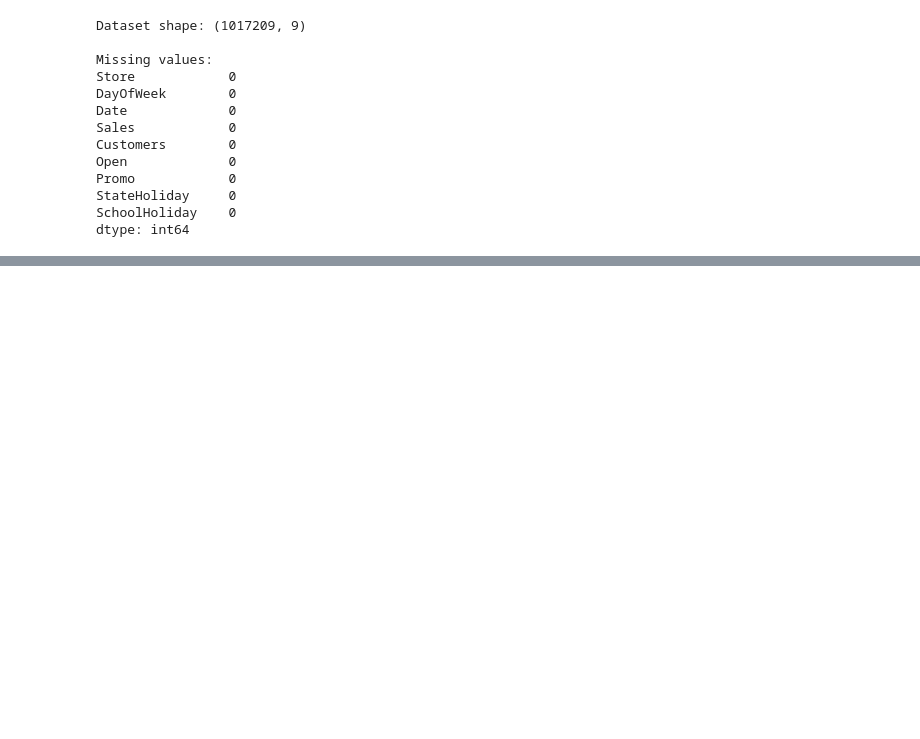
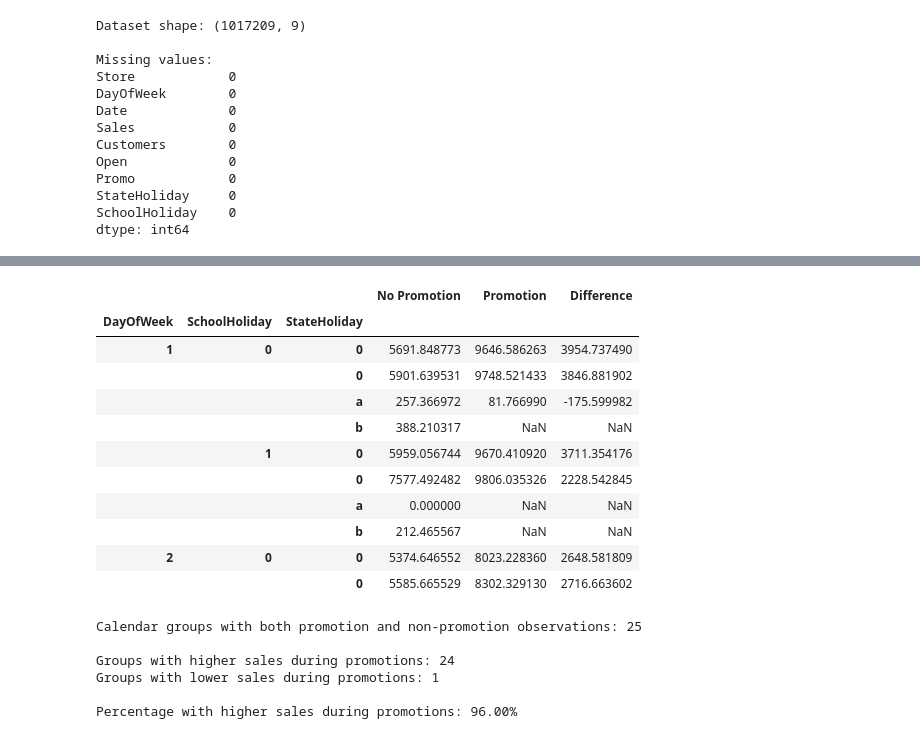
Before and after one commit to pradeepv777/retail-demand-forecast-api, a Jupyter notebook: notebooks/05_promotion_analysis.ipynb, the cells around one changed output, grey strips where cells are left out. Saved outputs shown, nothing was run; the diff lists cells and outputs as text; code cells hidden in the pictures; blank space fills up the shorter version.

```diff
--- a/notebooks/05_promotion_analysis.ipynb
+++ b/notebooks/05_promotion_analysis.ipynb
@@ -41,0 +234,58 @@ dtype: int64
+# %%
+calendar_promo_sales = (
+    df.groupby(
+        ["DayOfWeek", "SchoolHoliday", "StateHoliday", "Promo"]
+    )["Sales"]
+    .mean()
+    .unstack()
+)
+
+calendar_promo_sales.columns = ["No Promotion", "Promotion"]
+
+calendar_promo_sales["Difference"] = (
+    calendar_promo_sales["Promotion"]
+    - calendar_promo_sales["No Promotion"]
+)
+
+calendar_promo_sales.head(10)
+# %% [output]
+|  |  |  | No Promotion | Promotion | Difference |
+| DayOfWeek | SchoolHoliday | StateHoliday |  |  |  |
+| 1 | 0 | 0 | 5691.848773 | 9646.586263 | 3954.737490 |
+|  |  | 0 | 5901.639531 | 9748.521433 | 3846.881902 |
+|  |  | a | 257.366972 | 81.766990 | -175.599982 |
+|  |  | b | 388.210317 | NaN | NaN |
+|  | 1 | 0 | 5959.056744 | 9670.410920 | 3711.354176 |
+|  |  | 0 | 7577.492482 | 9806.035326 | 2228.542845 |
+|  |  | a | 0.000000 | NaN | NaN |
+|  |  | b | 212.465567 | NaN | NaN |
+| 2 | 0 | 0 | 5374.646552 | 8023.228360 | 2648.581809 |
+|  |  | 0 | 5585.665529 | 8302.329130 | 2716.663602 |
+# %%
+# Keep only calendar groups with both promotion and non-promotion observations
+valid_calendar_groups = calendar_promo_sales.dropna(
+    subset=["No Promotion", "Promotion"])
+higher_calendar_groups = (
+    valid_calendar_groups["Difference"] > 0).sum()
+lower_calendar_groups = (
+    valid_calendar_groups["Difference"] < 0).sum()
+
+print(
+    "Calendar groups with both promotion and non-promotion observations:",
+    len(valid_calendar_groups))
+print(
+    "\nGroups with higher sales during promotions:",
+    higher_calendar_groups)
+print(
+    "Groups with lower sales during promotions:",
+    lower_calendar_groups)
+print(
+    f"\nPercentage with higher sales during promotions: "
+    f"{higher_calendar_groups / len(valid_calendar_groups) * 100:.2f}%")
+# %% [output]
+Calendar groups with both promotion and non-promotion observations: 25
+
+Groups with higher sales during promotions: 24
+Groups with lower sales during promotions: 1
+
+Percentage with higher sales during promotions: 96.00%
```
Also changed, not shown: parts of 31 cells of this notebook.
